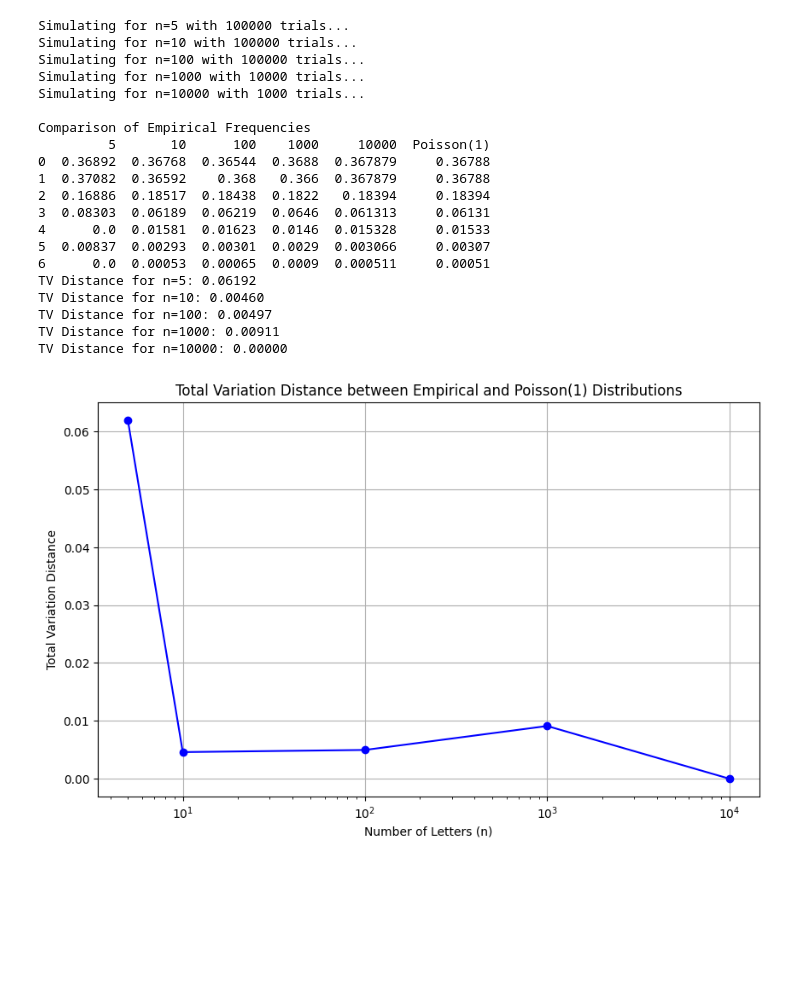
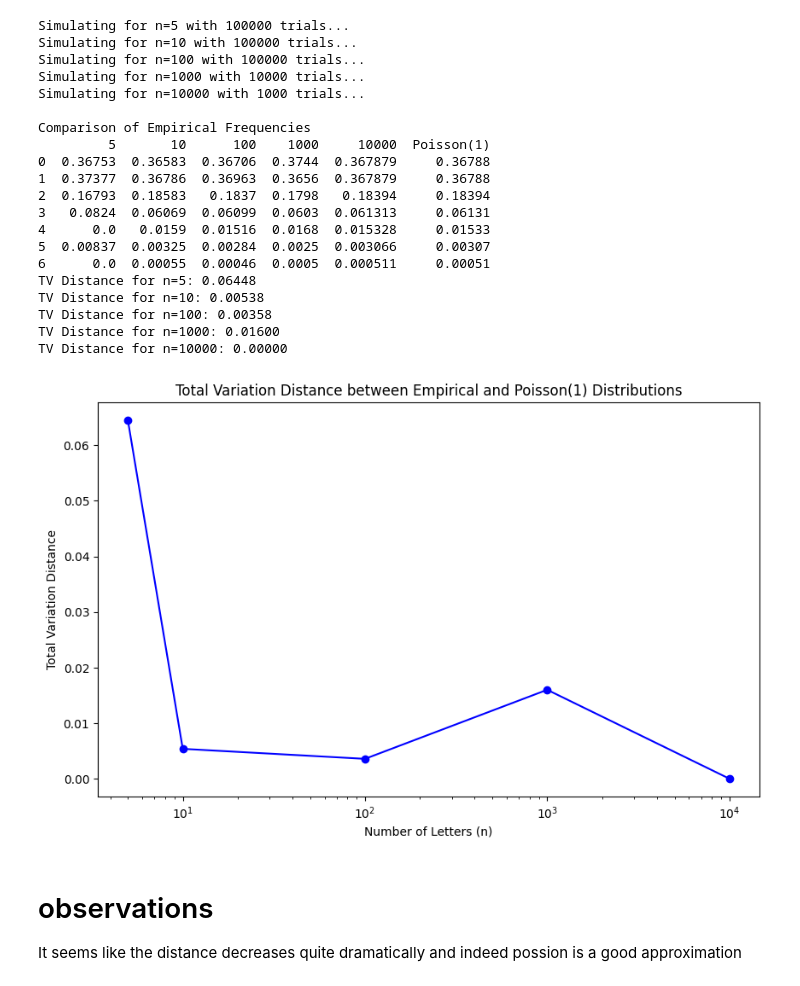
Before and after one commit to YashDagade/Math-231, a Jupyter notebook: HW5/hw5.ipynb, the cells around one changed output. Drawn from its saved outputs; the diff is of its cells as text; code cells hidden in the pictures; blank space fills up the shorter version.

```diff
--- a/HW5/hw5.ipynb
+++ b/HW5/hw5.ipynb
@@ -2,7 +2,6 @@
 import random
 import math
 import matplotlib.pyplot as plt
-from collections import defaultdict
 import numpy as np
 import pandas as pd
 
@@ -13,17 +12,8 @@ def poisson_pmf(k, lam=1):
     return (math.exp(-lam) * lam**k) / math.factorial(k)
 
 def simulate_fixed_points(n, trials):
-    """
-    Simulates the number of fixed points in random permutations.
 
-    Parameters:
-    - n: Number of letters/envelopes.
-    - trials: Number of simulation trials.
-
-    Returns:
-    - freq: Dictionary mapping k to frequency of observing k fixed points.
-    """
-    freq_counts = defaultdict(int)
+    freq_counts = {k: 0 for k in range(7)}
 
     # Generate a list of indices once to avoid repeated list creations
     original = list(range(n))
@@ -35,7 +25,7 @@ def simulate_fixed_points(n, trials):
         if fixed <= 6:
             freq_counts[fixed] += 1
         else:
-            # For the table, we ignore k > 6
+            # For the table, we ignore k > 6 - use else pass to make the code faster by about 10%
             pass
 
     # Convert counts to frequencies
@@ -46,16 +36,7 @@ def simulate_fixed_points(n, trials):
     return freq
 
 def total_variation_distance(empirical, poisson):
-    """
-    Calculates the Total Variation distance between two distributions.
-
-    Parameters:
-    - empirical: Dictionary of empirical frequencies.
-    - poisson: Dictionary of Poisson probabilities.
-
-    Returns:
-    - tv_distance: Total Variation distance.
-    """
+    # using the tv formula given
     tv_distance = 0
     for k in range(7):
         tv_distance += abs(empirical.get(k, 0) - poisson.get(k, 0))
@@ -95,7 +76,7 @@ for n in n_values:
 
     empirical_freqs[n] = freq
 
-# Create a DataFrame to store the results
+
 results = pd.DataFrame(index=k_values, columns=n_values)
 
 # Populate the DataFrame with empirical frequencies
@@ -110,43 +91,47 @@ results['Poisson(1)'] = [poisson_probs[k] for k in k_values]
 print("\nComparison of Empirical Frequencies")
 print(results.round(5))
 
 # Initialize a list to store TV distances
 tv_distances = []
 
 for n in n_values:
     empirical = empirical_freqs[n]
     tv = total_variation_distance(empirical, poisson_probs)
     tv_distances.append(tv)
     print(f"TV Distance for n={n}: {tv:.5f}")
 
 # Plotting TV Distance vs n
 plt.figure(figsize=(10,6))
 plt.plot(n_values, tv_distances, marker='o', linestyle='-', color='b')
 plt.xscale('log')  # Log scale for better visualization across large n
 plt.xlabel('Number of Letters (n)')
 plt.ylabel('Total Variation Distance')
 plt.title('Total Variation Distance between Empirical and Poisson(1) Distributions')
-plt.grid(True)
+# plt.grid(True)
 plt.show()
 # %% [output]
 Simulating for n=5 with 100000 trials...
 Simulating for n=10 with 100000 trials...
 Simulating for n=100 with 100000 trials...
 Simulating for n=1000 with 10000 trials...
 Simulating for n=10000 with 1000 trials...
 
 Comparison of Empirical Frequencies
          5       10      100    1000     10000  Poisson(1)
-0  0.36892  0.36768  0.36544  0.3688  0.367879     0.36788
-1  0.37082  0.36592    0.368   0.366  0.367879     0.36788
-2  0.16886  0.18517  0.18438  0.1822   0.18394     0.18394
-3  0.08303  0.06189  0.06219  0.0646  0.061313     0.06131
-4      0.0  0.01581  0.01623  0.0146  0.015328     0.01533
-5  0.00837  0.00293  0.00301  0.0029  0.003066     0.00307
-6      0.0  0.00053  0.00065  0.0009  0.000511     0.00051
-TV Distance for n=5: 0.06192
-TV Distance for n=10: 0.00460
-TV Distance for n=100: 0.00497
-TV Distance for n=1000: 0.00911
+0  0.36753  0.36583  0.36706  0.3744  0.367879     0.36788
+1  0.37377  0.36786  0.36963  0.3656  0.367879     0.36788
+2  0.16793  0.18583   0.1837  0.1798   0.18394     0.18394
+3   0.0824  0.06069  0.06099  0.0603  0.061313     0.06131
+4      0.0   0.0159  0.01516  0.0168  0.015328     0.01533
+5  0.00837  0.00325  0.00284  0.0025  0.003066     0.00307
+6      0.0  0.00055  0.00046  0.0005  0.000511     0.00051
+TV Distance for n=5: 0.06448
+TV Distance for n=10: 0.00538
+TV Distance for n=100: 0.00358
+TV Distance for n=1000: 0.01600
 TV Distance for n=10000: 0.00000
-[figure, old version]
+[figure, new version]
+# %% [markdown]
+# observations
+
+It seems like the distance decreases quite dramatically and indeed possion is a good approximation
```
Also changed, not shown: 2 other files.
